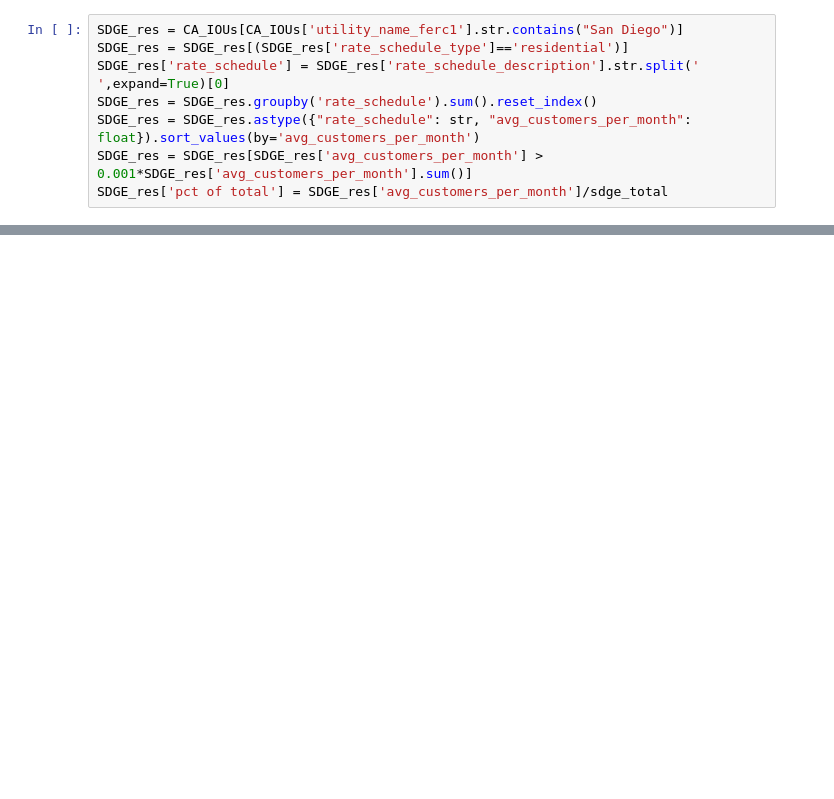
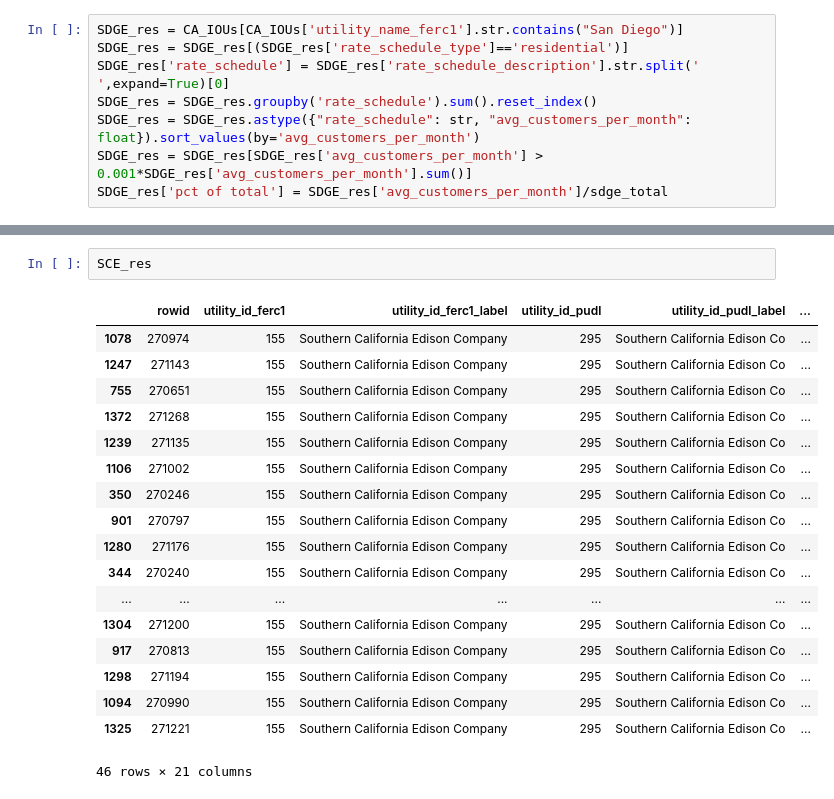
Before and after one commit to rayansud/CA_electricity_primer, a Jupyter notebook: Fig4_RateClustering/Fig4_RateClustering.ipynb, the cells around one changed output, grey strips where cells are left out. Cells and saved outputs as stored; diff of their text form; blank space fills up the shorter version.

```diff
--- a/Fig4_RateClustering/Fig4_RateClustering.ipynb
+++ b/Fig4_RateClustering/Fig4_RateClustering.ipynb
@@ -75,0 +177,21 @@ fig.savefig('Dispersion of Residential Customers across IOU Rate Schedules (2022
+# %%
+SCE_res
+# %% [output]
+|  | rowid | utility_id_ferc1 | utility_id_ferc1_label | utility_id_pudl | utility_id_pudl_label | ... |
+| 1078 | 270974 | 155 | Southern California Edison Company | 295 | Southern California Edison Co | ... |
+| 1247 | 271143 | 155 | Southern California Edison Company | 295 | Southern California Edison Co | ... |
+| 755 | 270651 | 155 | Southern California Edison Company | 295 | Southern California Edison Co | ... |
+| 1372 | 271268 | 155 | Southern California Edison Company | 295 | Southern California Edison Co | ... |
+| 1239 | 271135 | 155 | Southern California Edison Company | 295 | Southern California Edison Co | ... |
+| 1106 | 271002 | 155 | Southern California Edison Company | 295 | Southern California Edison Co | ... |
+| 350 | 270246 | 155 | Southern California Edison Company | 295 | Southern California Edison Co | ... |
+| 901 | 270797 | 155 | Southern California Edison Company | 295 | Southern California Edison Co | ... |
+| 1280 | 271176 | 155 | Southern California Edison Company | 295 | Southern California Edison Co | ... |
+| 344 | 270240 | 155 | Southern California Edison Company | 295 | Southern California Edison Co | ... |
+| ... | ... | ... | ... | ... | ... | ... |
+| 1304 | 271200 | 155 | Southern California Edison Company | 295 | Southern California Edison Co | ... |
+| 917 | 270813 | 155 | Southern California Edison Company | 295 | Southern California Edison Co | ... |
+| 1298 | 271194 | 155 | Southern California Edison Company | 295 | Southern California Edison Co | ... |
+| 1094 | 270990 | 155 | Southern California Edison Company | 295 | Southern California Edison Co | ... |
+| 1325 | 271221 | 155 | Southern California Edison Company | 295 | Southern California Edison Co | ... |
+46 rows × 21 columns
```
Also changed, not shown: parts of 7 cells of this notebook, 4 other files.
